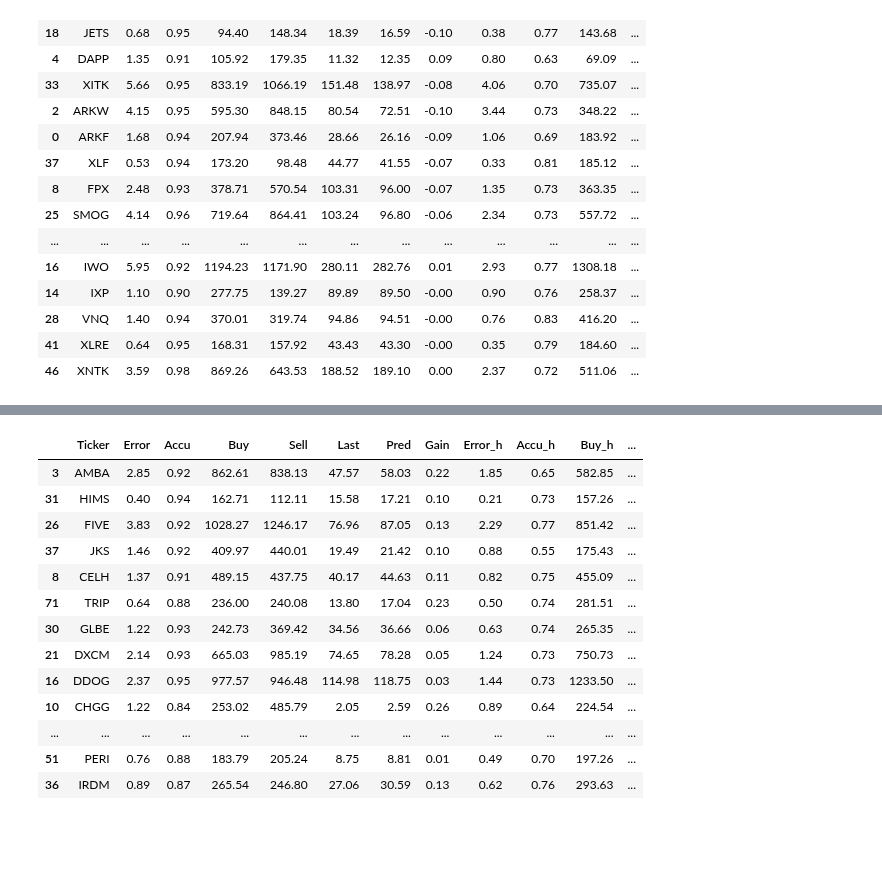
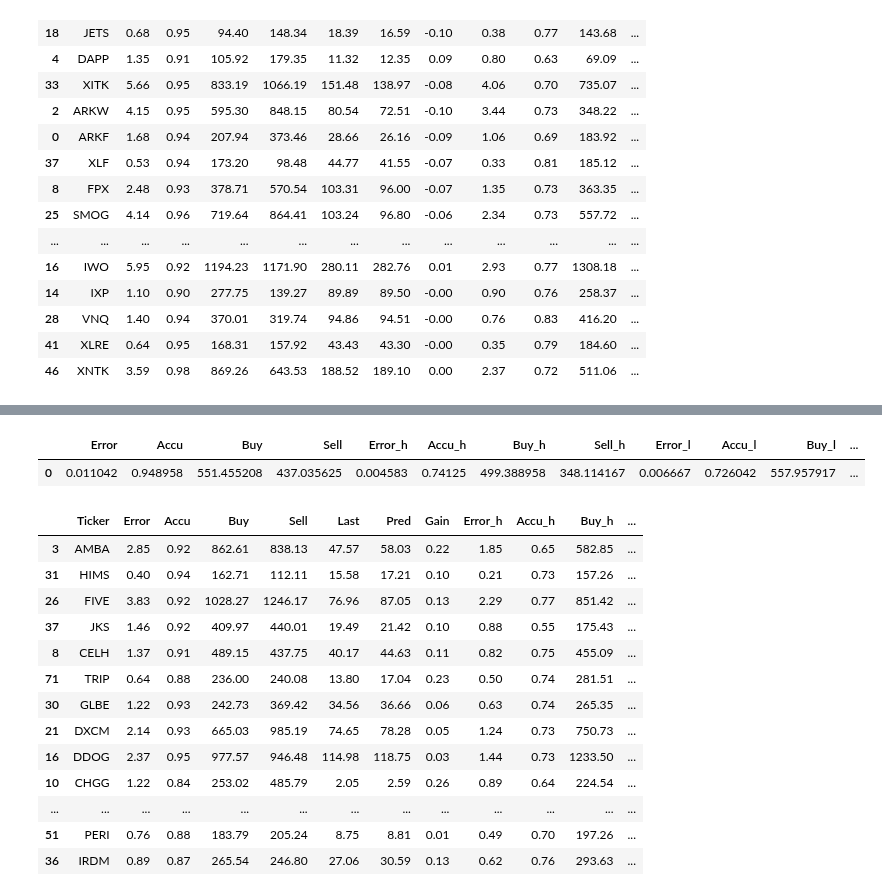
Before and after one commit to ahsank/StockML, a Jupyter notebook: TestLocal.ipynb, the cells around one changed output, grey strips where cells are left out. Saved outputs shown, nothing was run; the diff lists cells and outputs as text; code cells hidden in the pictures; blank space fills up the shorter version.

```diff
--- a/TestLocal.ipynb
+++ b/TestLocal.ipynb
@@ -139,3 +172,10 @@ mean_df_minmax
+# %%
+mean_values  = df2[perf_cols].mean()
+mean_df_standard = pd.DataFrame(mean_values).transpose()
+mean_df_standard
+# %% [output]
+|  | Error | Accu | Buy | Sell | Error_h | Accu_h | Buy_h | Sell_h | Error_l | Accu_l | Buy_l | ... |
+| 0 | 0.011042 | 0.948958 | 551.455208 | 437.035625 | 0.004583 | 0.74125 | 499.388958 | 348.114167 | 0.006667 | 0.726042 | 557.957917 | ... |
 # %%
 findata.EPOCHS=200
 model = "vols-6b-test"
```
Also changed, not shown: parts of 3 cells of this notebook.
